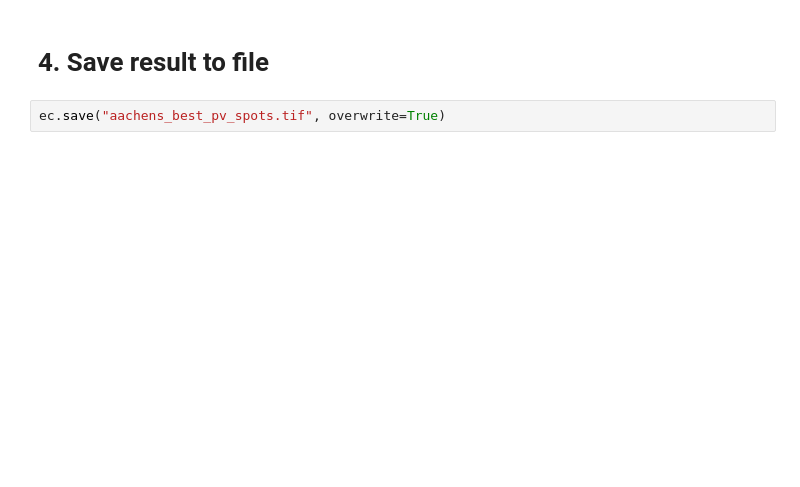
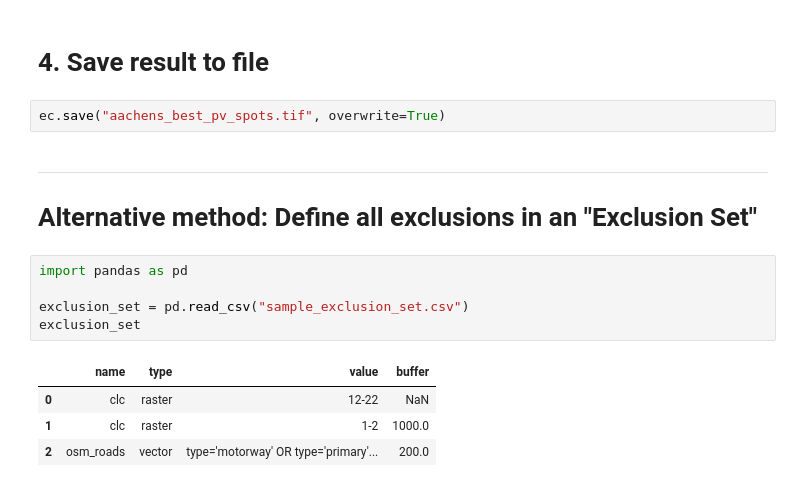
Before and after one commit to FZJ-IEK3-VSA/glaes, a Jupyter notebook: Examples/00_basic_workflow.ipynb, the cells around one changed output. Saved outputs shown, nothing was run; the diff lists cells and outputs as text; blank space fills up the shorter version.

```diff
--- a/Examples/00_basic_workflow.ipynb
+++ b/Examples/00_basic_workflow.ipynb
@@ -106,3 +103,16 @@ ec.draw()
 # 4. Save result to file
 # %%
 ec.save("aachens_best_pv_spots.tif", overwrite=True)
+# %% [markdown]
+---
+# Alternative method: Define all exclusions in an "Exclusion Set"
+# %%
+import pandas as pd
+
+exclusion_set = pd.read_csv("sample_exclusion_set.csv")
+exclusion_set
+# %% [output]
+|  | name | type | value | buffer |
+| 0 | clc | raster | 12-22 | NaN |
+| 1 | clc | raster | 1-2 | 1000.0 |
+| 2 | osm_roads | vector | type='motorway' OR type='primary'... | 200.0 |
```
Also changed, not shown: parts of 8 cells of this notebook, 5 other files.
